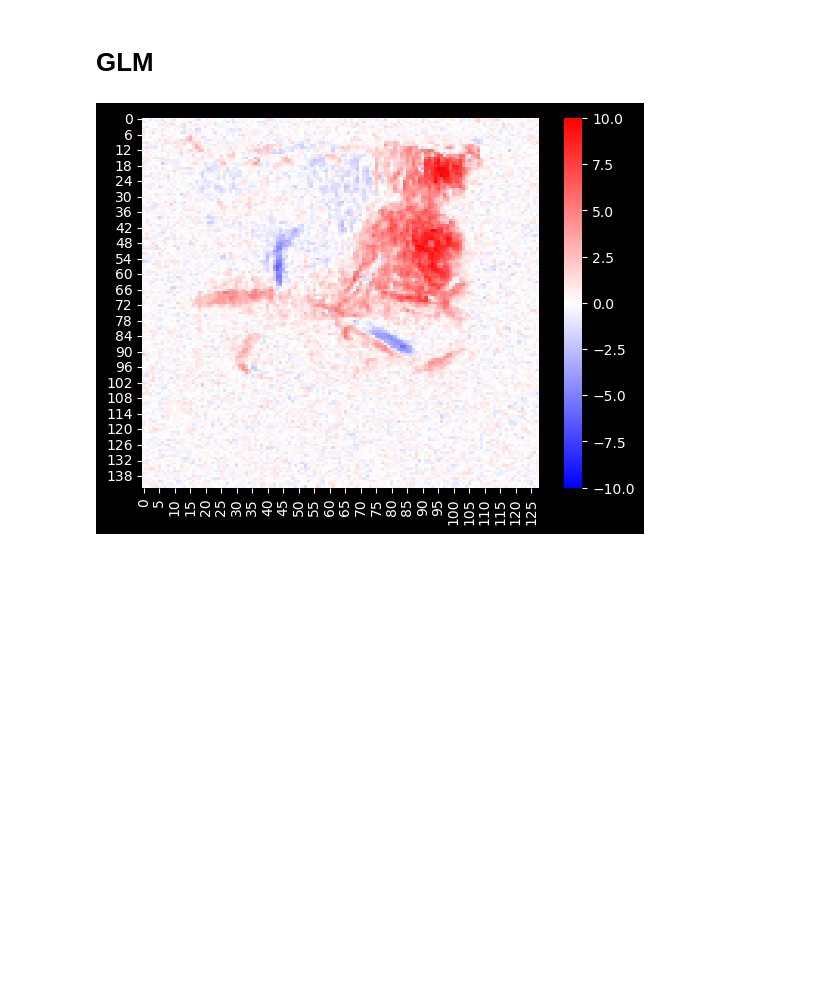
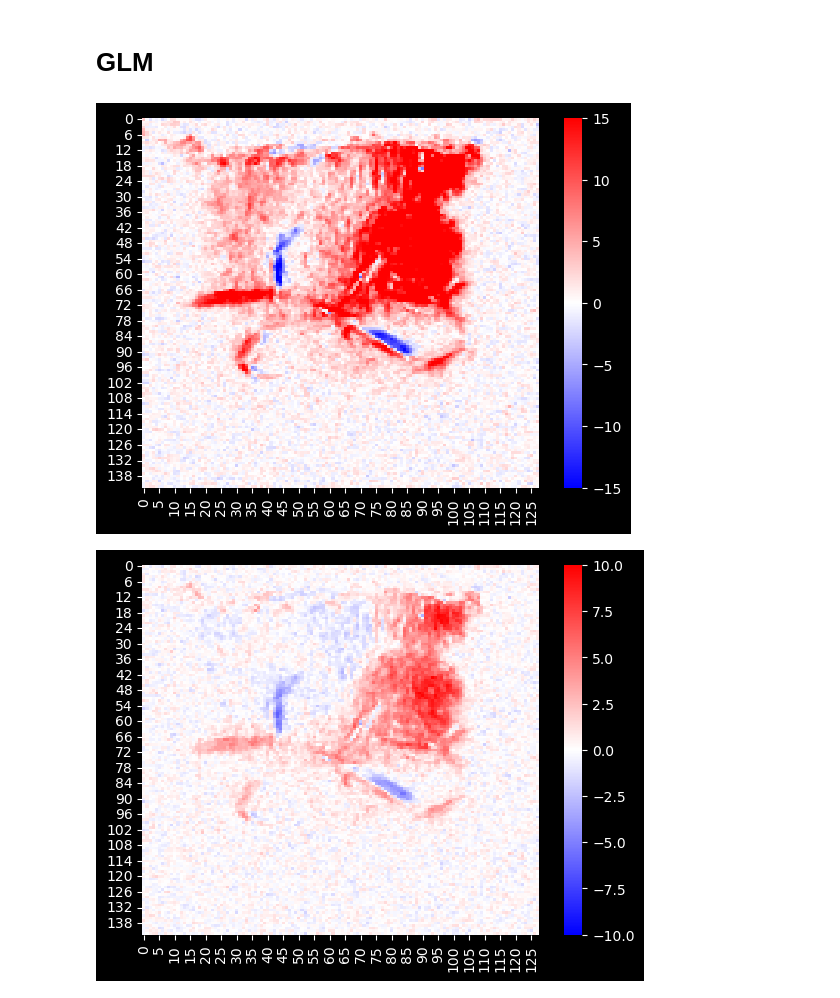
Before and after one commit to yibeichan/fUSi-workflow, a Jupyter notebook: code/091624_updates.ipynb, the cells around one changed output. Saved outputs shown, nothing was run; the diff lists cells and outputs as text; code cells hidden in the pictures; blank space fills up the shorter version.

```diff
--- a/code/091624_updates.ipynb
+++ b/code/091624_updates.ipynb
@@ -538,3 +567,14 @@ event_df['duration'] = 30
+# %%
+labels, estimators, X = run_glm_analysis(raw_ts[:, 0, :, :], event_df)
+contrast_matrix = np.eye(X.shape[1])
+basic_contrasts = dict([(column, contrast_matrix[i]) for i, column in enumerate(X.columns)])
+social = compute_contrast(labels, estimators, basic_contrasts['social'], stat_type='t').z_score()
+sns.heatmap(social.reshape(raw_ts.shape[0], raw_ts.shape[2]).T, cmap="bwr", vmin=-15, vmax=15)
+# plt.title("Social Stimulus Activation (Raw Data)")
+# plt.savefig(os.path.join(figure_dir, 'social_GLM_heatmap_raw_data.svg'))
+plt.show()
+# %% [output]
+[figure, added]
 # %%
 labels, estimators, X = run_glm_analysis(cleaned_raw_data[:,0,:,:], event_df)
 contrast_matrix = np.eye(X.shape[1])
```
Also changed, not shown: parts of 2 cells of this notebook, 2 other files.
